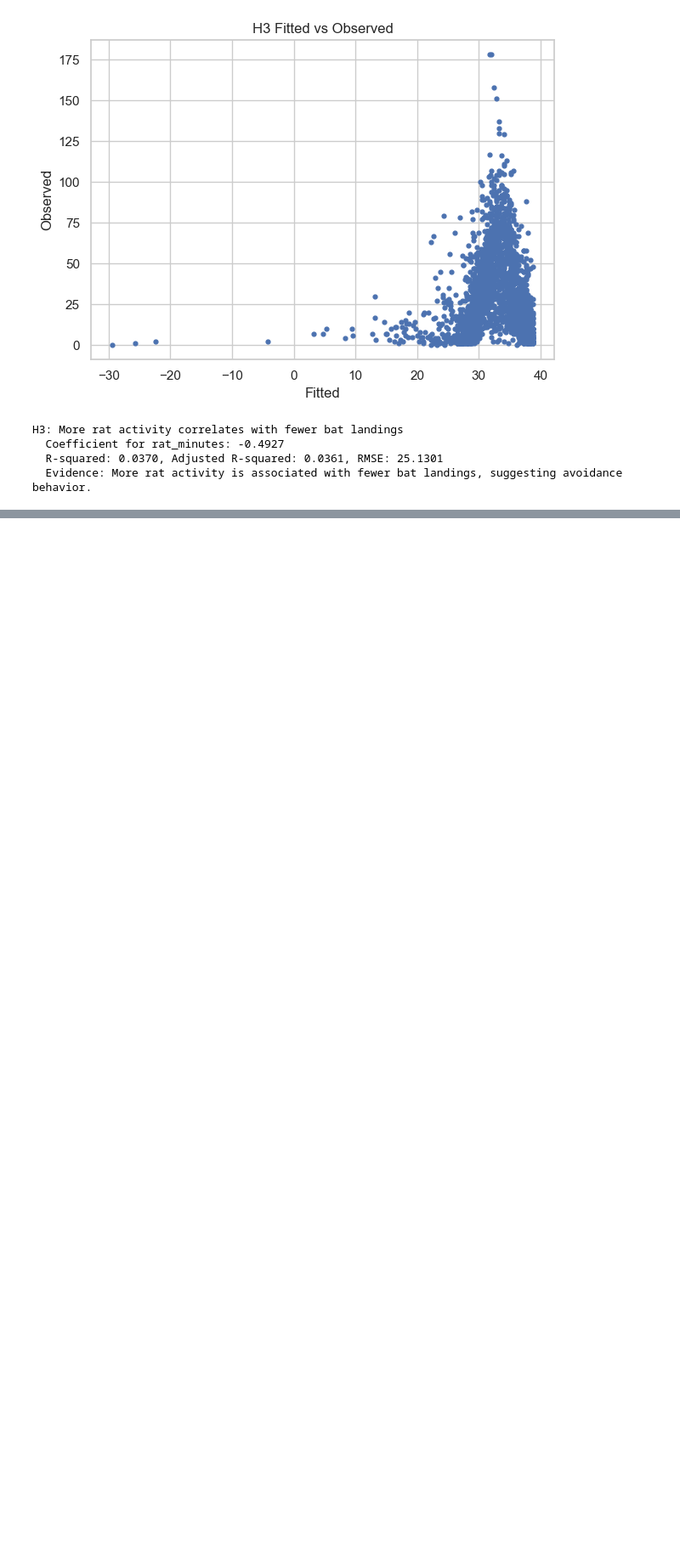
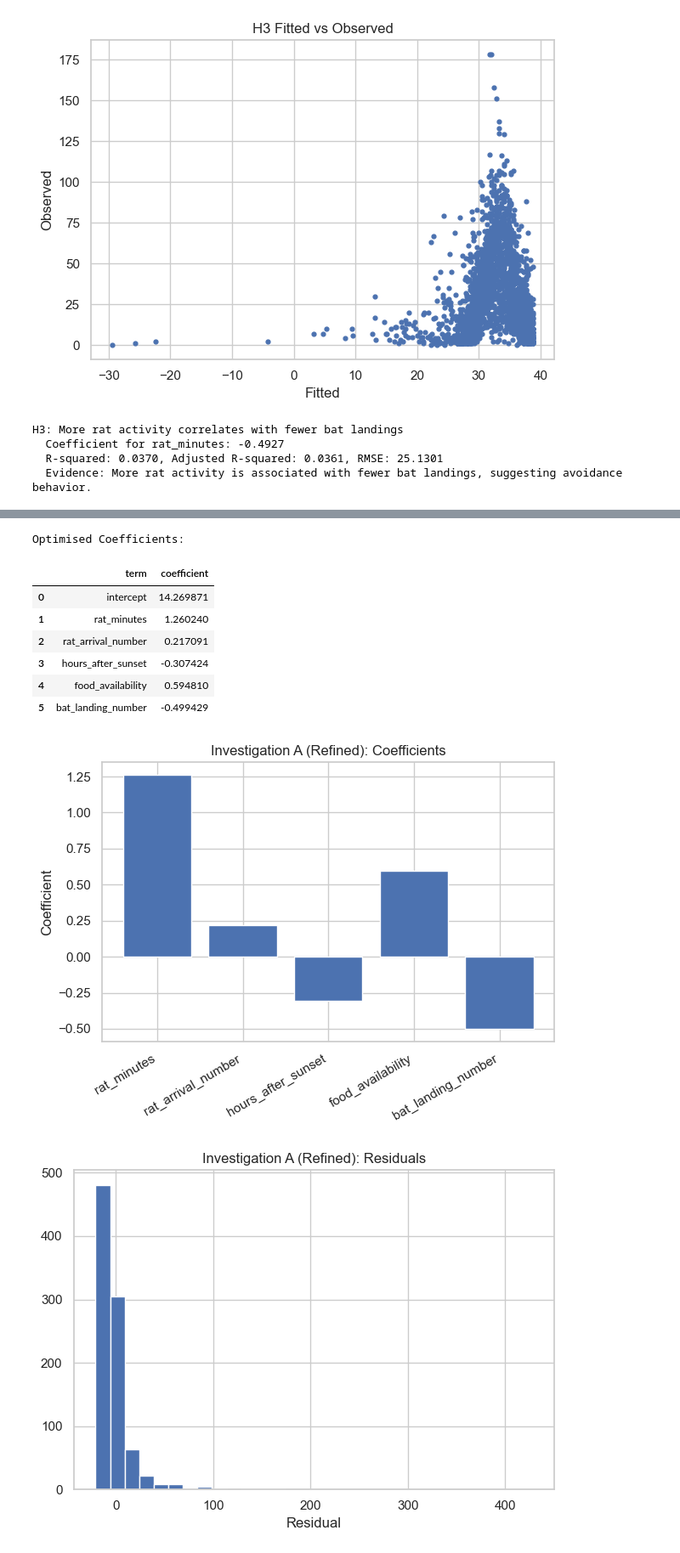
Before and after one commit to AnjanStha/HIT140_Foundations_of_data_Assig3, a Jupyter notebook: main.ipynb, the cells around one changed output, grey strips where cells are left out. Shown at 85% size. Saved outputs shown, nothing was run; the diff lists cells and outputs as text; code cells hidden in the pictures; blank space fills up the shorter version.

```diff
--- a/main.ipynb
+++ b/main.ipynb
@@ -656,0 +709,63 @@ H3: More rat activity correlates with fewer bat landings
+# %%
+optim_msgs = []
+if len(predictor_cols) >= 2:
+    # (a) Multicollinearity drop (|r| > 0.85)
+    corr_abs = merged_df[predictor_cols].corr().abs()
+    upper = corr_abs.where(np.triu(np.ones(corr_abs.shape), k=1).astype(bool))
+    high_pairs = [(c1, c2, upper.loc[c1, c2]) for c1 in upper.columns for c2 in upper.columns
+                  if c1 != c2 and not np.isnan(upper.loc[c1, c2]) and upper.loc[c1, c2] > 0.85]
+    dropped_predictors = set()
+    if high_pairs:
+        for a, b, val in high_pairs:
+            if b not in dropped_predictors:
+                dropped_predictors.add(b)
+        refined_predictors = [c for c in predictor_cols if c not in dropped_predictors]
+        optim_msgs.append(f'Dropped due to multicollinearity (>0.85): {sorted(list(dropped_predictors))}')
+    else:
+        refined_predictors = predictor_cols
+
+    # (b) Scaling if features on very different ranges (>10x)
+    SCALE_USED = False
+    X_ref = merged_df[refined_predictors].to_numpy(dtype=float)
+    ranges = merged_df[refined_predictors].max() - merged_df[refined_predictors].min()
+    range_ratio = ranges.max() / max(1e-9, ranges.min())
+    if HAVE_SKLEARN and range_ratio > 10:
+        scaler = StandardScaler()
+        X_ref = scaler.fit_transform(merged_df[refined_predictors].to_numpy(dtype=float))
+        SCALE_USED = True
+        optim_msgs.append('Applied z-score standardisation (range ratio > 10x).')
+
+    # (c) Gaussian transform if skewed predictors (|skew|>0.8)
+    GAUSS_USED = False
+    if HAVE_SKLEARN:
+        skew_vals = merged_df[refined_predictors].skew(numeric_only=True).abs()
+        skewed = [c for c, v in skew_vals.items() if v > 0.8]
+        if len(skewed) >= 1:
+            pt = PowerTransformer(method='yeo-johnson', standardize=False)
+            X_ref = pt.fit_transform(merged_df[refined_predictors].to_numpy(dtype=float))
+            GAUSS_USED = True
+            optim_msgs.append(f'Applied Yeo–Johnson transform on skewed predictors: {skewed}')
+
+    # Refit refined model
+    if target_var in merged_df.columns:
+        y_ref = merged_df[target_var].to_numpy(dtype=float)
+        res_A_ref = numpy_ols(y_ref, X_ref, refined_predictors)
+        if res_A_ref:
+            print('Investigation A — Metrics (Optimised):')
+            display(pd.DataFrame([{
+                'R2': res_A_ref['r2'], 'Adj_R2': res_A_ref['adj_r2'], 'RMSE': res_A_ref['rmse'],
+                'n': res_A_ref['n'], 'p': res_A_ref['p'], 'Scaled': SCALE_USED, 'GaussianTransform': GAUSS_USED,
+                'DroppedPredictors': ', '.join(sorted(list(dropped_predictors))) if dropped_predictors else ''
+            }]))
+            print('Optimised Coefficients:')
+            display(res_A_ref['coef_df'])
+            residuals_ref = res_A_ref['y'] - res_A_ref['yhat']
+            show_coef_bar(res_A_ref['coef_df'], 'Investigation A (Refined): Coefficients')
+            show_residual_hist(residuals_ref, 'Investigation A (Refined): Residuals', 'Residual')
+            show_fitted_vs_observed(res_A_ref['yhat'], res_A_ref['y'], 'Investigation A (Refined): Fitted vs Observed')
+
+if optim_msgs:
+    print('Optimisation notes:')
+    for m in optim_msgs:
+        print('-', m)
+# %% [output]
@@ -656,0 +775,10 @@ H3: More rat activity correlates with fewer bat landings
+Optimised Coefficients:
+|  | term | coefficient |
+| 0 | intercept | 14.269871 |
+| 1 | rat_minutes | 1.260240 |
+| 2 | rat_arrival_number | 0.217091 |
+| 3 | hours_after_sunset | -0.307424 |
+| 4 | food_availability | 0.594810 |
+| 5 | bat_landing_number | -0.499429 |
+[figure, added]
+[figure, added]
```
Also changed, not shown: parts of 7 cells of this notebook.
